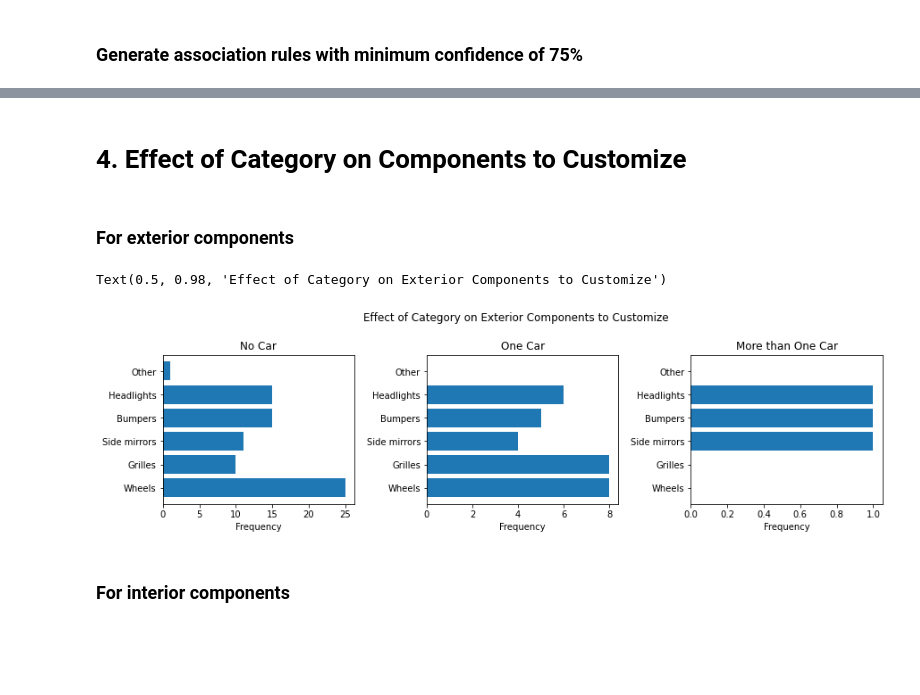
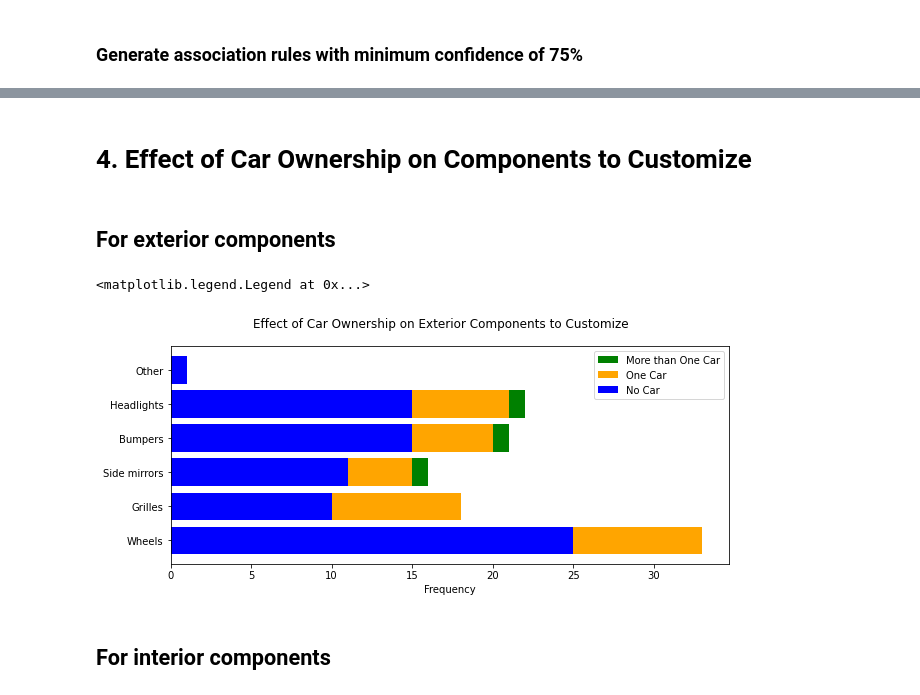
Before and after one commit to PatrickPetch/product-survey-data-analysis, a Jupyter notebook: tzeen_analysis.ipynb, the cells around one changed output, grey strips where cells are left out. Saved outputs shown, nothing was run; the diff lists cells and outputs as text; code cells hidden in the pictures; blank space fills up the shorter version.

```diff
--- a/tzeen_analysis.ipynb
+++ b/tzeen_analysis.ipynb
@@ -132,45 +122,46 @@ interior_association_rules
 # %% [markdown]
-# 4. Effect of Category on Components to Customize
+# 4. Effect of Car Ownership on Components to Customize
 # %% [markdown]
-### For exterior components
+## For exterior components
 # %%
-fig, ax = plt.subplots(1,3, figsize=(13,4))
-fig.tight_layout(pad=5.0)
+fig, ax = plt.subplots(1,1, figsize=(10,4))
 
-category_list = ['Do not own a car, but planning to purchase in future', 'Own a car', 'Own more than one car']
+category_list = ['Own more than one car', 'Own a car', 'Do not own a car, but planning to purchase in future']
+labels = ['More than One Car', 'One Car', 'No Car']
+colors = ['g', 'orange', 'b']
+data_temp_1 = data['ExteriorComponents']
+data_temp_2 = data['ExteriorComponents'][data['Category']!=category_list[0]]
+data_temp_3 = data['ExteriorComponents'][data['Category']==category_list[2]]
+data_temp_list = [data_temp_1, data_temp_2, data_temp_3]
+
 dict0 = {}
 dict1 = {}
 dict2 = {}
 dict_list = [dict0, dict1, dict2]
 for dictx in dict_list:
     dictx['Wheels'] = 0
     dictx['Grilles'] = 0
     dictx['Side mirrors'] = 0
     dictx['Bumpers'] = 0
     dictx['Headlights'] = 0
     dictx['add body kit and change the exhaust and tune the engine'] = 0
 
 for i in range(len(category_list)):
-    for exteriors in data['ExteriorComponents'][data['Category']==category_list[i]]:
+    for exteriors in data_temp_list[i]:
         if exteriors is not np.nan:
             for exterior in exteriors.split(';'):
                 dict_list[i][exterior] += 1
-
     dict_list[i]['Other'] = dict_list[i]['add body kit and change the exhaust and tune the engine']
     del dict_list[i]['add body kit and change the exhaust and tune the engine']
-
     exteriors = list(dict_list[i].keys())
     frequencies = list(dict_list[i].values())
+    ax.barh(exteriors, frequencies, label=labels[i], color=colors[i])
 
-    ax[i].barh(exteriors, frequencies)
-    ax[i].set_xlabel('Frequency')
-
-ax[0].set_title('No Car')
-ax[1].set_title('One Car')
-ax[2].set_title('More than One Car')
-fig.suptitle('Effect of Category on Exterior Components to Customize')
+ax.set_xlabel('Frequency')
+fig.suptitle('Effect of Car Ownership on Exterior Components to Customize')
+ax.legend()
 # %% [output]
-Text(0.5, 0.98, 'Effect of Category on Exterior Components to Customize')
+<matplotlib.legend.Legend at 0x...>
-[figure, old version]
+[figure, new version]
 # %% [markdown]
-### For interior components
+## For interior components
```
Also changed, not shown: parts of 24 cells of this notebook.
